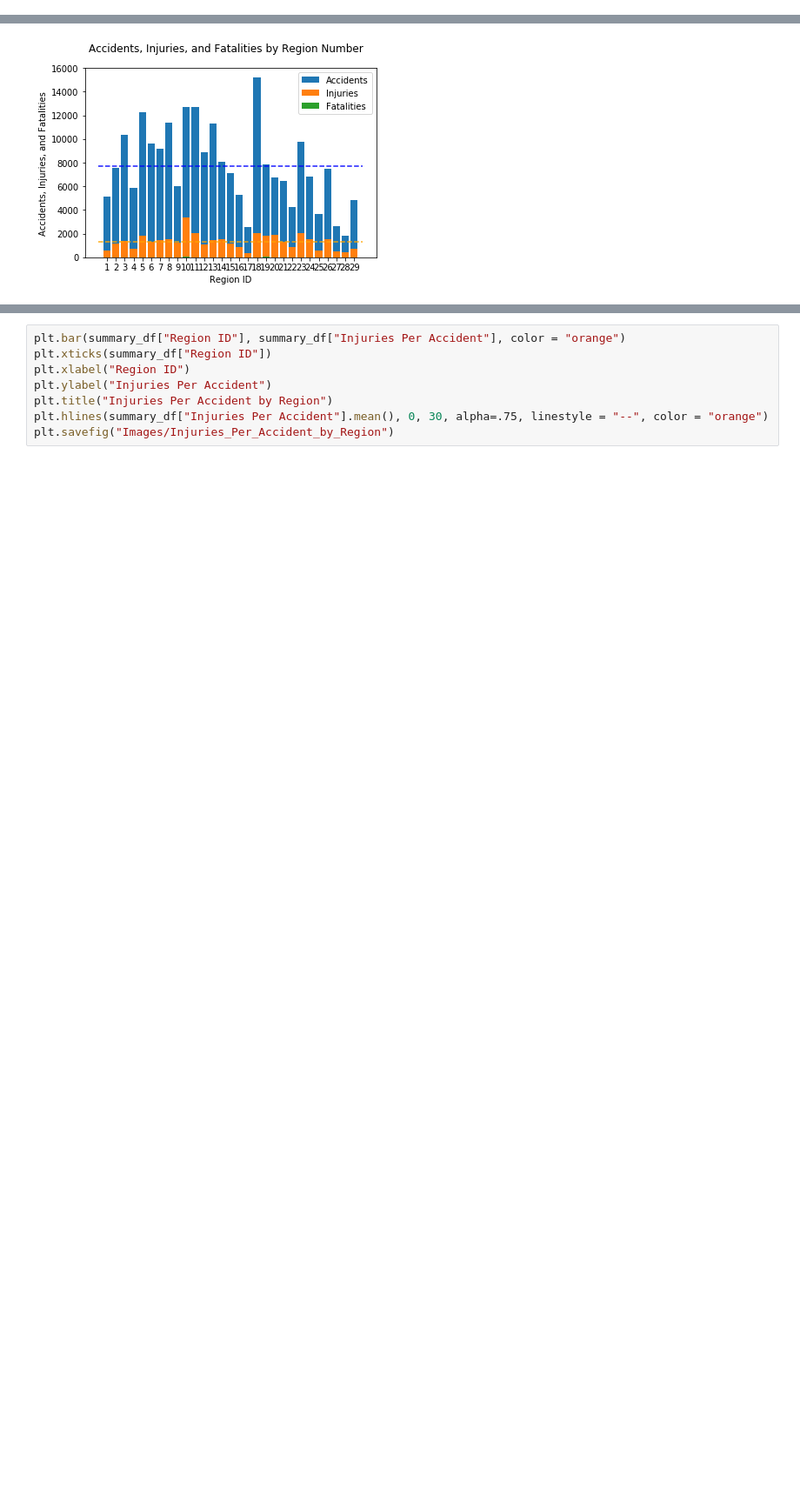
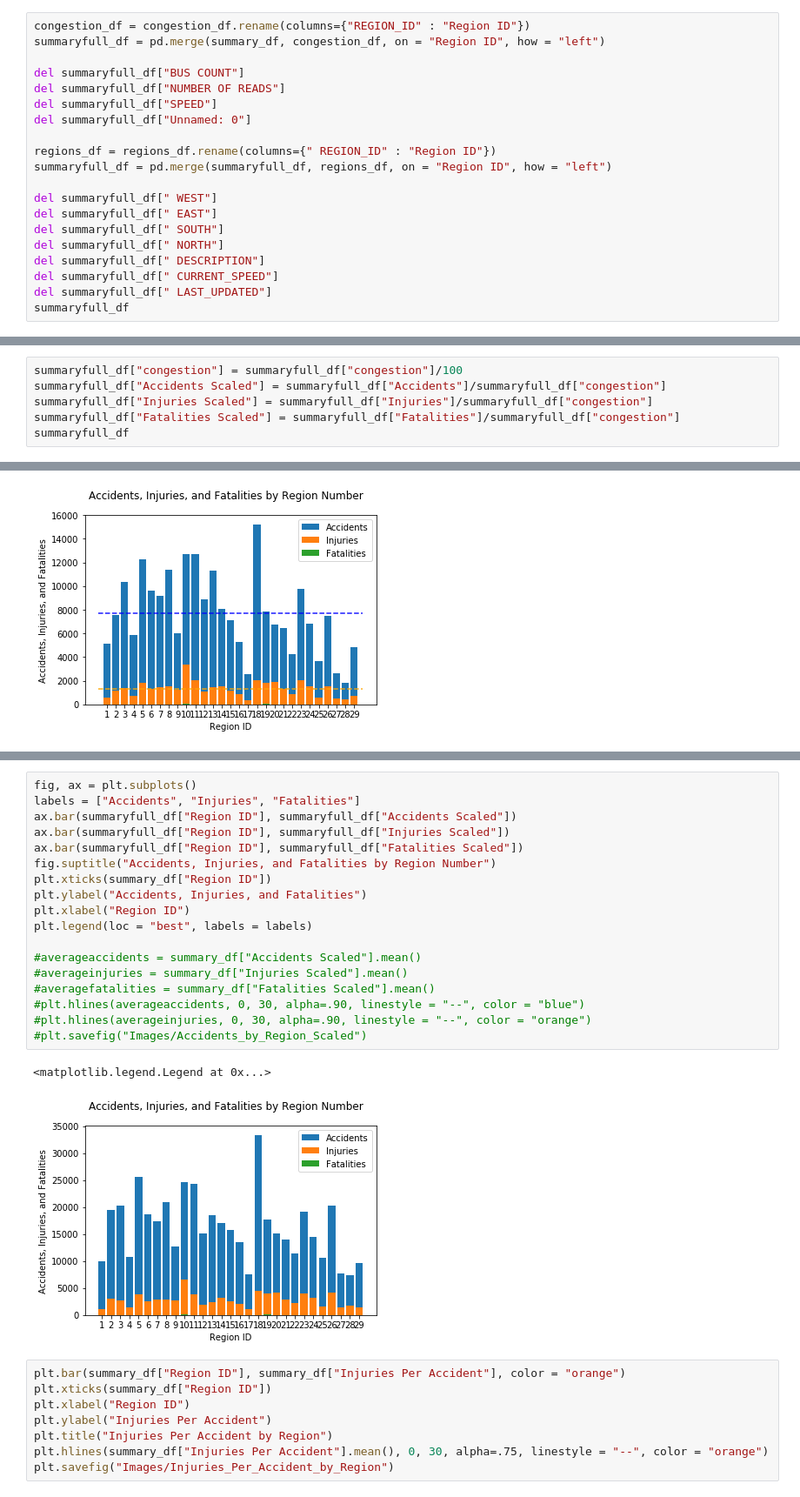
Before and after one commit to emharen/Project-One, a Jupyter notebook: AccidentsInjuriesFatalitiesbyCamera.ipynb, the cells around one changed output, grey strips where cells are left out. Shown at 87% size. Saved outputs shown, nothing was run; the diff lists cells and outputs as text; blank space fills up the shorter version.

```diff
--- a/AccidentsInjuriesFatalitiesbyCamera.ipynb
+++ b/AccidentsInjuriesFatalitiesbyCamera.ipynb
@@ -29,0 +22,20 @@ summary_df
+# %%
+congestion_df = congestion_df.rename(columns={"REGION_ID" : "Region ID"})
+summaryfull_df = pd.merge(summary_df, congestion_df, on = "Region ID", how = "left")
+
+del summaryfull_df["BUS COUNT"]
+del summaryfull_df["NUMBER OF READS"]
+del summaryfull_df["SPEED"]
+del summaryfull_df["Unnamed: 0"]
+
+regions_df = regions_df.rename(columns={" REGION_ID" : "Region ID"})
+summaryfull_df = pd.merge(summaryfull_df, regions_df, on = "Region ID", how = "left")
+
+del summaryfull_df[" WEST"]
+del summaryfull_df[" EAST"]
+del summaryfull_df[" SOUTH"]
+del summaryfull_df[" NORTH"]
+del summaryfull_df[" DESCRIPTION"]
+del summaryfull_df[" CURRENT_SPEED"]
+del summaryfull_df[" LAST_UPDATED"]
+summaryfull_df
@@ -29,0 +60,6 @@ summary_df
+# %%
+summaryfull_df["congestion"] = summaryfull_df["congestion"]/100
+summaryfull_df["Accidents Scaled"] = summaryfull_df["Accidents"]/summaryfull_df["congestion"]
+summaryfull_df["Injuries Scaled"] = summaryfull_df["Injuries"]/summaryfull_df["congestion"]
+summaryfull_df["Fatalities Scaled"] = summaryfull_df["Fatalities"]/summaryfull_df["congestion"]
+summaryfull_df
@@ -50,3 +119,24 @@ plt.savefig("Images/Accidents_by_Region")
+# %%
+fig, ax = plt.subplots()
+labels = ["Accidents", "Injuries", "Fatalities"]
+ax.bar(summaryfull_df["Region ID"], summaryfull_df["Accidents Scaled"])
+ax.bar(summaryfull_df["Region ID"], summaryfull_df["Injuries Scaled"])
+ax.bar(summaryfull_df["Region ID"], summaryfull_df["Fatalities Scaled"])
+fig.suptitle("Accidents, Injuries, and Fatalities by Region Number")
+plt.xticks(summary_df["Region ID"])
+plt.ylabel("Accidents, Injuries, and Fatalities")
+plt.xlabel("Region ID")
+plt.legend(loc = "best", labels = labels)
+
+#averageaccidents = summary_df["Accidents Scaled"].mean()
+#averageinjuries = summary_df["Injuries Scaled"].mean()
+#averagefatalities = summary_df["Fatalities Scaled"].mean()
+#plt.hlines(averageaccidents, 0, 30, alpha=.90, linestyle = "--", color = "blue")
+#plt.hlines(averageinjuries, 0, 30, alpha=.90, linestyle = "--", color = "orange")
+#plt.savefig("Images/Accidents_by_Region_Scaled")
+# %% [output]
+<matplotlib.legend.Legend at 0x...>
+[figure, added]
 # %%
 plt.bar(summary_df["Region ID"], summary_df["Injuries Per Accident"], color = "orange")
 plt.xticks(summary_df["Region ID"])
```
Also changed, not shown: parts of 9 cells of this notebook, 5 other files.
